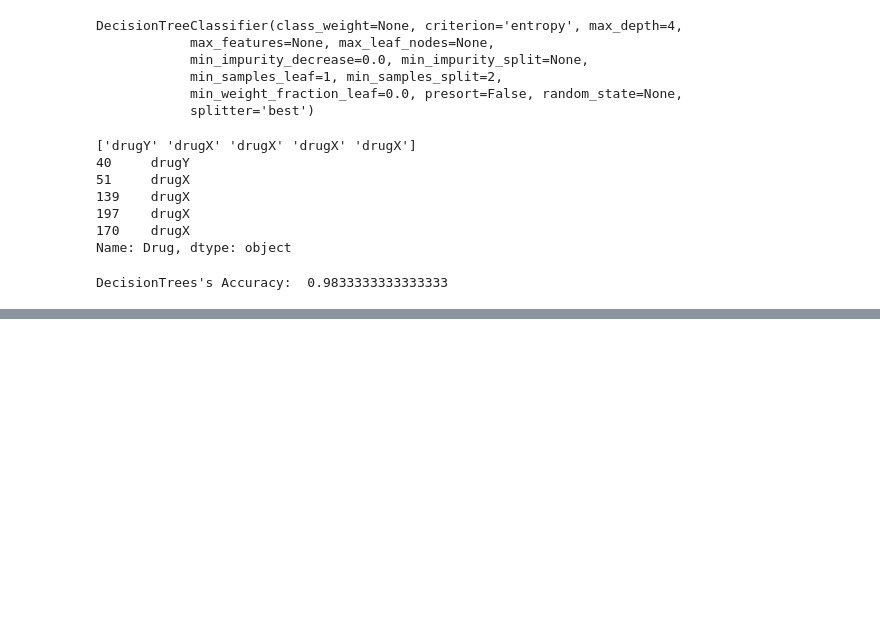
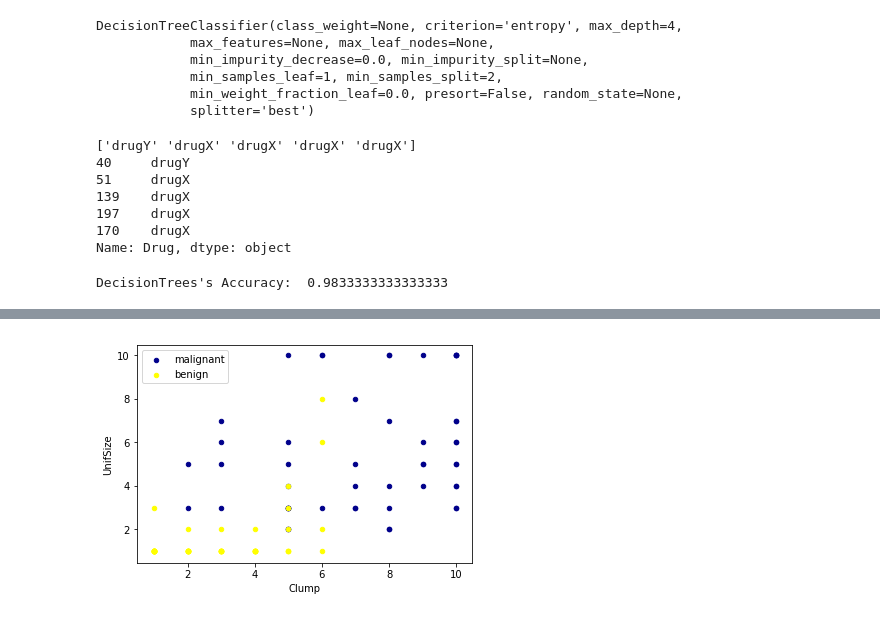
Before and after one commit to sousablde/Data-Science-Tutorials, a Jupyter notebook: Classification.ipynb, the cells around one changed output, grey strips where cells are left out. Drawn from its saved outputs; the diff is of its cells as text; code cells hidden in the pictures; blank space fills up the shorter version.

```diff
--- a/Classification.ipynb
+++ b/Classification.ipynb
@@ -448,0 +744,4 @@ prediction than features with large absolute values
+# %%
+#donwloading the dataset
+cell_df = pd.read_csv(r"C:\Users\sousa\Downloads\cell_samples.csv")
+cell_df.head(10)
@@ -448,0 +760,7 @@ prediction than features with large absolute values
+# %%
+#check distribution based of clump thickness
+ax = cell_df[cell_df['Class'] == 4][0:50].plot(kind='scatter', x='Clump', y='UnifSize', color='DarkBlue', label='malignant');
+cell_df[cell_df['Class'] == 2][0:50].plot(kind='scatter', x='Clump', y='UnifSize', color='Yellow', label='benign', ax=ax);
+plt.show()
+# %% [output]
+[figure, added]
```
Also changed, not shown: parts of 35 cells of this notebook.
